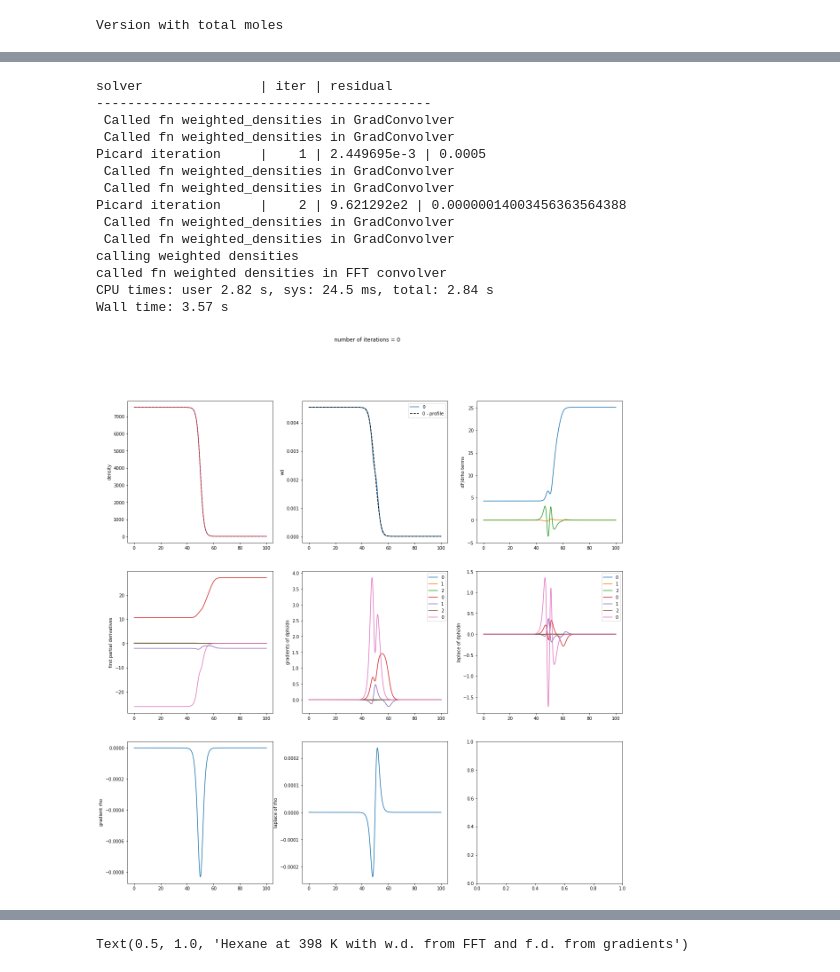
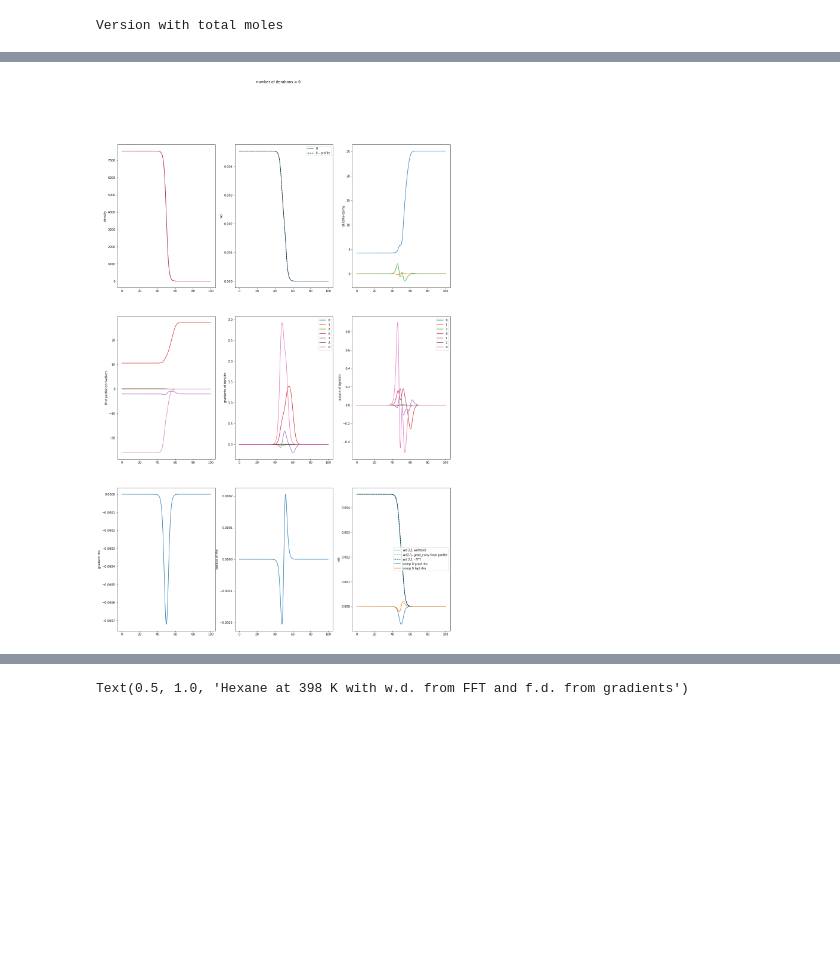
Before and after one commit to bbbursik/feos-pcsaft, a Jupyter notebook: examples/22-01-13-exampleDFT.ipynb, the cells around one changed output, grey strips where cells are left out. Drawn from its saved outputs; the diff is of its cells as text; code cells hidden in the pictures; blank space fills up the shorter version.

```diff
--- a/examples/22-01-13-exampleDFT.ipynb
+++ b/examples/22-01-13-exampleDFT.ipynb
@@ -52,7 +45,0 @@ called fn weighted densities in FFT convolver
-# %%
-# interface.local_functional_derivative[0]-interface.local_functional_derivative_v2[0]
-interface.density.shape
-
-
-for wds in (interface.weighted_densities)[2]:
-            plt.plot(interface.z / ANGSTROM, (wds), '--k', label=f'{k} - profile')
@@ -64,0 +66,4 @@ NameError: name 'k' is not defined
+# %%
+for filename in glob.glob('*_wc*.npy'):
+        data = np.load(filename)
+        print(f'{filename}: {data} \n')
@@ -65,13 +88,13 @@ NameError: name 'k' is not defined
 # %%
 %%time
 max_iter_picard =2
-max_iter = 2
+max_iter = 100
 imax = 3
 
-solver = DFTSolver(output=True).picard_iteration(tol=1.0e-9, beta=0.0005, max_iter=max_iter_picard)#.picard_iteration(tol=1.0e-5, beta=0.01, max_iter=10).anderson_mixing(tol=1.0e-9,mmax=10)# # just write after one another
+# solver = DFTSolver(output=True).picard_iteration(tol=1.0e-9, beta=0.0005, max_iter=max_iter_picard)#.picard_iteration(tol=1.0e-5, beta=0.01, max_iter=10).anderson_mixing(tol=1.0e-9,mmax=10)# # just write after one another
 
 
-# solver = DFTSolver(output=True).anderson_mixing(tol=1.0e-9,mmax=100, max_iter=max_iter, beta=0.005)# # just write after one another #picard_iteration(tol=1.0e-9, beta=0.03, max_iter=max_iter_picard).
+solver = DFTSolver(output=True).anderson_mixing(tol=1.0e-9,mmax=100, max_iter=max_iter, beta=0.05)# # just write after one another #picard_iteration(tol=1.0e-9, beta=0.03, max_iter=max_iter_picard).
 # solver = DFTSolver(output=True).anderson_mixing(tol=1.0e-9,mmax=25, max_iter=max_iter, beta=0.001)# # just write after one anoth
 if imax != 0:
     interface = PlanarInterface.from_tanh(vle, 1024, 100 * ANGSTROM, t_crit, local_flag=True)
@@ -86,7 +109,7 @@ while i <= imax:
         print('calling initial solve')
         interface.solve(DFTSolver(output=True).picard_iteration(tol=1.0e-9, beta=0.005, max_iter=0), debug=True)
 
-    fig, axs = plt.subplots(3, 3, figsize=(20, 20), facecolor='w', edgecolor='k')
+    fig, axs = plt.subplots(3, 3, figsize=(20, 30), facecolor='w', edgecolor='k')
     axs[0,0].plot(interface.z / ANGSTROM, (interface.density/MOL*METER**3)[0,:])
     axs[0,0].plot(interface.z / ANGSTROM, (density_init/MOL*METER**3)[0,:], 'r--')
 #     axs[0].set_ylim([7537.354, 7537.355])
@@ -199,6 +222,47 @@ while i <= imax:
             # print(i)
     axs[2,1].set_ylabel('laplace of rho')
 
+
+    #############2,2
+
+    for filename in glob.glob('2_wd.npy'):
+        data = np.load(filename)
+        for j in range(data.shape[0]):
+            axs[2,2].plot(interface.z / ANGSTROM, (data)[j,:], label=f'wd 2,1 written{j}')#, marker = 'x')
+
+
+    axs[2,2].set_prop_cycle(None)
+    print('calling weighted densities')
+    for wds in (interface.weighted_densities)[2]:
+        axs[2,2].plot(interface.z / ANGSTROM, wds, '--c', label=f'wd2,1- grad_conv from profile')
+
+
+    axs[2,2].set_prop_cycle(None)
+    for wds in (interface.weighted_densities_FFT)[2]:
+        axs[2,2].plot(interface.z / ANGSTROM, wds, '--k', label=f'wd 2,1 - FFT')
+
+
+    for filename in glob.glob('*grad_rho.npy'):
+        data = np.load(filename)
+        for j in range(data.shape[0]):
+            axs[2,2].plot(interface.z / ANGSTROM, (data)[j,:], label=f'comp {j} grad rho')#, marker = 'x')
+            # print(i)
+
+
+    for filename in glob.glob('*lapl_rho.npy'):
+        data = np.load(filename)
+        for j in range(data.shape[0]):
+            axs[2,2].plot(interface.z / ANGSTROM, (data)[j,:], label=f'comp {j} lapl rho')#, marker = 'x')
+            # print(i)
+
+
+    axs[2,2].set_ylabel('wd')
+    axs[2,2].legend()
+
+
+
+    ##############end
+
     # print(data)
     fig.suptitle(f'number of iterations = {i*max_iter_picard}')
     fig.show()
@@ -244,15 +290 @@ calling solve
-solver               | iter | residual
--------------------------------------------
- Called fn weighted_densities in GradConvolver
- Called fn weighted_densities in GradConvolver
-Picard iteration     |    1 | 2.449695e-3 | 0.0005
- Called fn weighted_densities in GradConvolver
- Called fn weighted_densities in GradConvolver
-Picard iteration     |    2 | 9.621292e2 | 0.00000014003456363564388
- Called fn weighted_densities in GradConvolver
- Called fn weighted_densities in GradConvolver
-calling weighted densities
-called fn weighted densities in FFT convolver
-CPU times: user 2.82 s, sys: 24.5 ms, total: 2.84 s
-Wall time: 3.57 s
-[figure, old version]
+[figure, new version]
```
Also changed, not shown: parts of 11 cells of this notebook.
